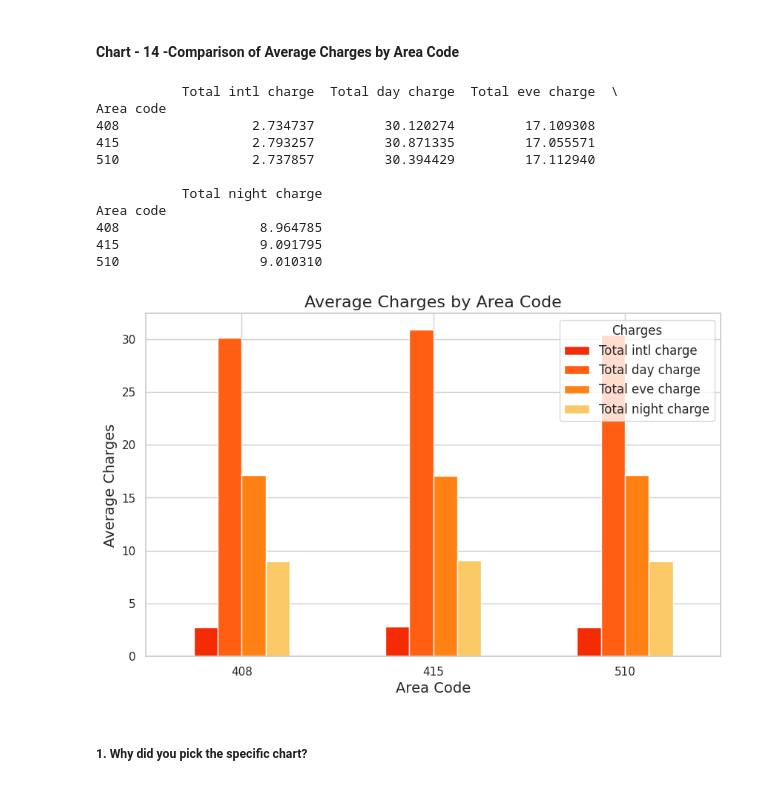
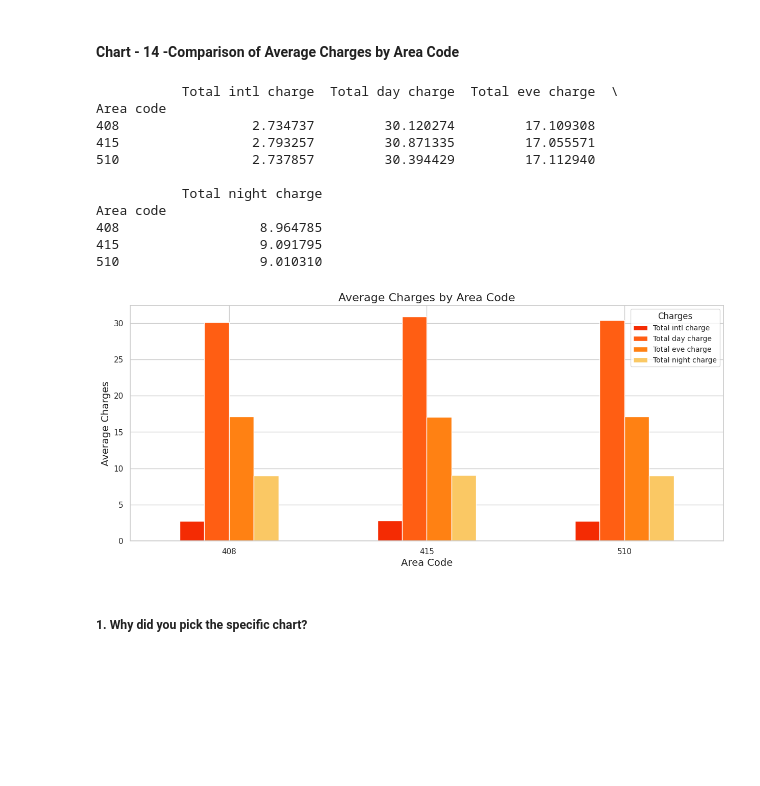
Before and after one commit to mansi-guptaa/Orange-Telecom-Churn-Analysis, a Jupyter notebook: EDA_TELECOM_CHURN_ANALYSIS_BY_MANSI_GUPTA.ipynb, the cells around one changed output. Saved outputs shown, nothing was run; the diff lists cells and outputs as text; code cells hidden in the pictures; blank space fills up the shorter version.

```diff
--- a/EDA_TELECOM_CHURN_ANALYSIS_BY_MANSI_GUPTA.ipynb
+++ b/EDA_TELECOM_CHURN_ANALYSIS_BY_MANSI_GUPTA.ipynb
@@ -1026,34 +1025,34 @@ Businesses may need to implement targeted retention strategies or investigate co
 # %%
 # Group the data by 'Area code' and aggregate total charges
 group_area = tele_df.groupby("Area code")
 total_charges = group_area.agg({"Total intl charge": "mean", "Total day charge": "mean",
                                  "Total eve charge": "mean", "Total night charge": "mean"})
 print(total_charges)
 # Plot the grouped bar chart
-ax = total_charges.plot(kind='bar', figsize=(10, 6), color = ['#F42B03', '#FF5E13', '#FF8113', '#FAC864'])
+ax = total_charges.plot(kind='bar',figsize=(15,6), color = ['#F42B03', '#FF5E13', '#FF8113', '#FAC864'])
 
 # Beautify the plot
 plt.title('Average Charges by Area Code', fontsize=16)
 plt.xlabel('Area Code', fontsize=14)
 plt.ylabel('Average Charges', fontsize=14)
 plt.xticks(rotation=0)
-plt.legend(title='Charges', fontsize=12)
+plt.legend(title='Charges',fontsize=10)
 
 
 plt.show()
 # %% [output]
            Total intl charge  Total day charge  Total eve charge  \
 Area code
 408                 2.734737         30.120274         17.109308
 415                 2.793257         30.871335         17.055571
 510                 2.737857         30.394429         17.112940
 
            Total night charge
 Area code
 408                  8.964785
 415                  9.091795
 510                  9.010310
-[figure, old version]
+[figure, new version]
 # %% [markdown]
 ##### 1. Why did you pick the specific chart?
 # %% [markdown]
```
Also changed, not shown: parts of 11 cells of this notebook.
